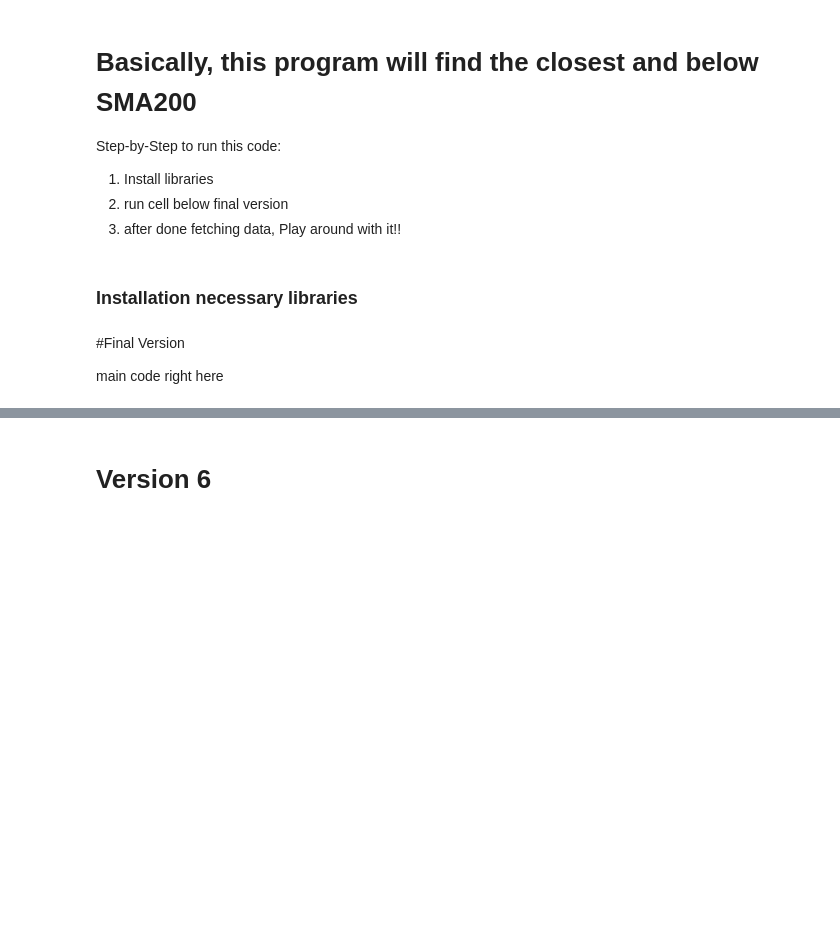
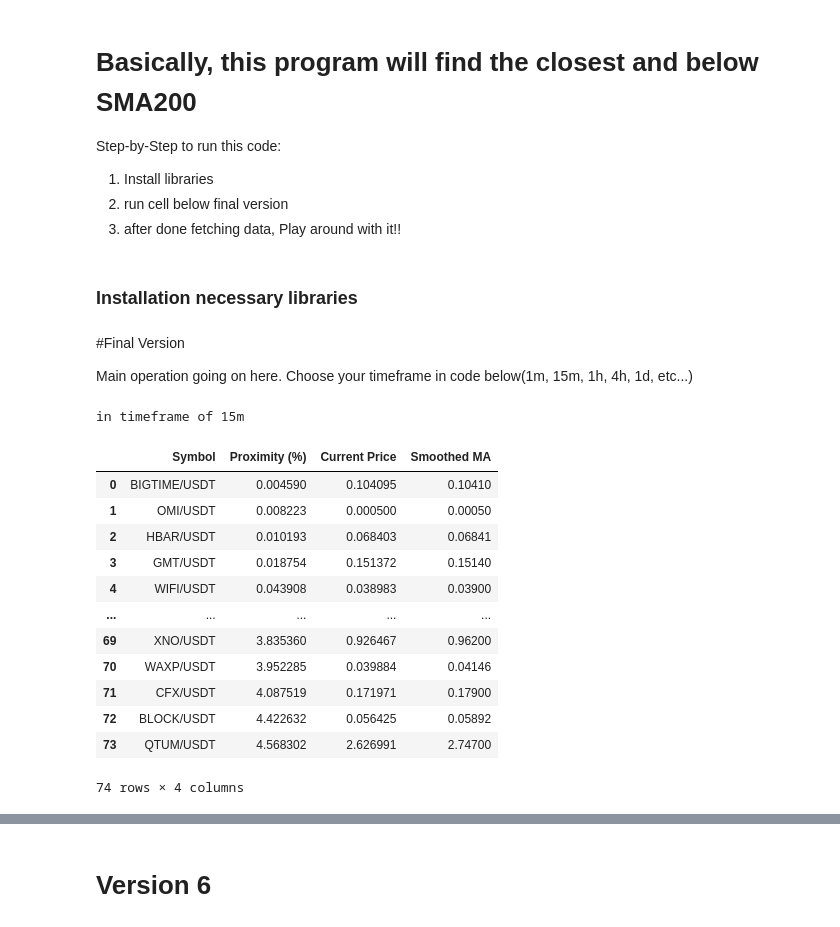
Before and after one commit to userMondo/CryptoMA200Analyzer, a Jupyter notebook: CryptoMA200Analyzer.ipynb, the cells around one changed output, grey strips where cells are left out. Cells and saved outputs as stored; diff of their text form; code cells hidden in the pictures; blank space fills up the shorter version.

Commit message:
Upgrade version: changes: Move Proximity(%) close to Symbol column, Add Percentage composition to predict the momentum of market

```diff
--- a/CryptoMA200Analyzer.ipynb
+++ b/CryptoMA200Analyzer.ipynb
@@ -14,7 +14,7 @@ Step-by-Step to run this code:
-# %% [markdown]
-#Final Version
-
-main code right here
+# %% [markdown]
+#Final Version
+
+Main operation going on here. Choose your timeframe in code below(1m, 15m, 1h, 4h, 1d, etc...)
 # %%
 # @title
 import ccxt
@@ -26,7 +26,7 @@ from tqdm import tqdm
 
 #--------------------#--------------------#-------DEFINE YOUR EXCHANGE HERE-------#--------------------#--------------------#
 
-exchange = ccxt.okx() # ex: ccxt.binance() | .karken() | here's link https://pypi.org/project/ccxt/ where you could find you your capable exchange
+exchange = ccxt.okx() # ex: ccxt.binance() | .karken() | here's link https://pypi.org/project/ccxt/ where you could find your capable exchange
 
 #--------------------#--------------------#--------------------#--------------------#--------------------#--------------------#
 # Fetch all markets
@@ -39,11 +39,13 @@ usdt_symbols = [symbol for symbol in markets if symbol.endswith('/USDT') and sym
 
 #--------------------#--------------------#---YOU CAN ADJUST TIMEFRAME RIGHT HERE---#--------------------#--------------------#
 
-def fetch_ohlcv_and_ma(symbol, timeframe='1h'): # YOU CAN ADJUST TIMEFRAME RIGHT HERE
+timeframe = '15m'              # Change your TF
 
 #--------------------#--------------------#--------------------#--------------------#--------------------#--------------------#
 
+print(f"in timeframe of {timeframe}\n")
 # Define a function to fetch OHLCV data and calculate the Moving Average (MA) with smoothing
+def fetch_ohlcv_and_ma(symbol, timeframe=timeframe):
     ohlcv = exchange.fetch_ohlcv(symbol, timeframe, limit=209)  # Ensure enough data for smoothing
     df = pd.DataFrame(ohlcv, columns=['timestamp', 'open', 'high', 'low', 'close', 'volume'])
 
@@ -54,7 +56,6 @@ def fetch_ohlcv_and_ma(symbol, timeframe='1h'): # YOU CAN ADJUST TIMEFRAME RIGHT
     df['smoothing_ma'] = df['ma200'].rolling(window=9).mean()
 
     return df
-
 # Define a function to check if the current price is close to the smoothed MA value
 def is_price_close_to_smoothed_ma(df):
     if len(df) < 209:  # Ensure there are enough data points for the smoothing process
@@ -63,32 +64,47 @@ def is_price_close_to_smoothed_ma(df):
     current_smoothed_ma = df['smoothing_ma'].iloc[-1]
     if np.isnan(current_smoothed_ma):
         return False
     return current_price > current_smoothed_ma and abs(current_price - current_smoothed_ma) < 0.05 * current_smoothed_ma
 
 # Initialize a list to store results
 results = []
 
 # Iterate through the symbols and check conditions, with a progress bar
 for symbol in tqdm(usdt_symbols, desc='Fetching data', unit='symbol'):
     try:
         df = fetch_ohlcv_and_ma(symbol)
         if is_price_close_to_smoothed_ma(df):
             current_price = df['close'].iloc[-1]
             current_smoothed_ma = df['smoothing_ma'].iloc[-1]
             proximity = (abs(current_price - current_smoothed_ma) / current_smoothed_ma) * 100  # Calculate proximity in percentage
-            results.append([symbol, current_price, current_smoothed_ma, proximity])
+            results.append([symbol, proximity, current_smoothed_ma, current_price])
     except Exception as e:
         print(f"Error fetching data for {symbol}: {e}")
 
 # Check if there are any results
 if results:
     # Create a DataFrame from the results
-    results_df = pd.DataFrame(results, columns=['Symbol', 'Current Price', 'Smoothed MA', 'Proximity (%)'])
+    results_df = pd.DataFrame(results, columns=['Symbol', 'Proximity (%)', 'Current Price', 'Smoothed MA'])
     # Sort the DataFrame by proximity to the smoothed MA value
     results_df.sort_values(by='Proximity (%)', inplace=True)
 
     # Display the sorted results in table form
     results_df.reset_index(drop=True, inplace=True)
     display(results_df)  # Use display() in Colab to show the DataFrame
 else:
     print("No symbols met the criteria.")
+# %% [output]
+in timeframe of 15m
+|  | Symbol | Proximity (%) | Current Price | Smoothed MA |
+| 0 | BIGTIME/USDT | 0.004590 | 0.104095 | 0.10410 |
+| 1 | OMI/USDT | 0.008223 | 0.000500 | 0.00050 |
+| 2 | HBAR/USDT | 0.010193 | 0.068403 | 0.06841 |
+| 3 | GMT/USDT | 0.018754 | 0.151372 | 0.15140 |
+| 4 | WIFI/USDT | 0.043908 | 0.038983 | 0.03900 |
+| ... | ... | ... | ... | ... |
+| 69 | XNO/USDT | 3.835360 | 0.926467 | 0.96200 |
+| 70 | WAXP/USDT | 3.952285 | 0.039884 | 0.04146 |
+| 71 | CFX/USDT | 4.087519 | 0.171971 | 0.17900 |
+| 72 | BLOCK/USDT | 4.422632 | 0.056425 | 0.05892 |
+| 73 | QTUM/USDT | 4.568302 | 2.626991 | 2.74700 |
+74 rows × 4 columns
```
Also changed, not shown: parts of 3 cells of this notebook.
